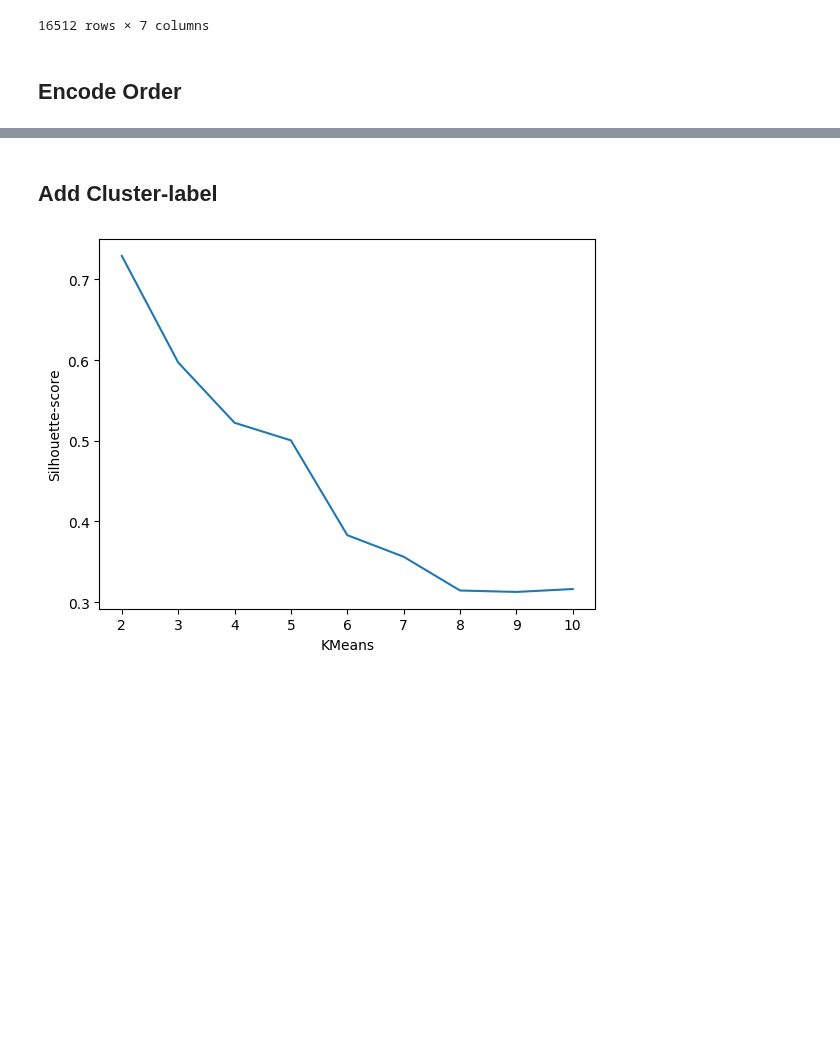
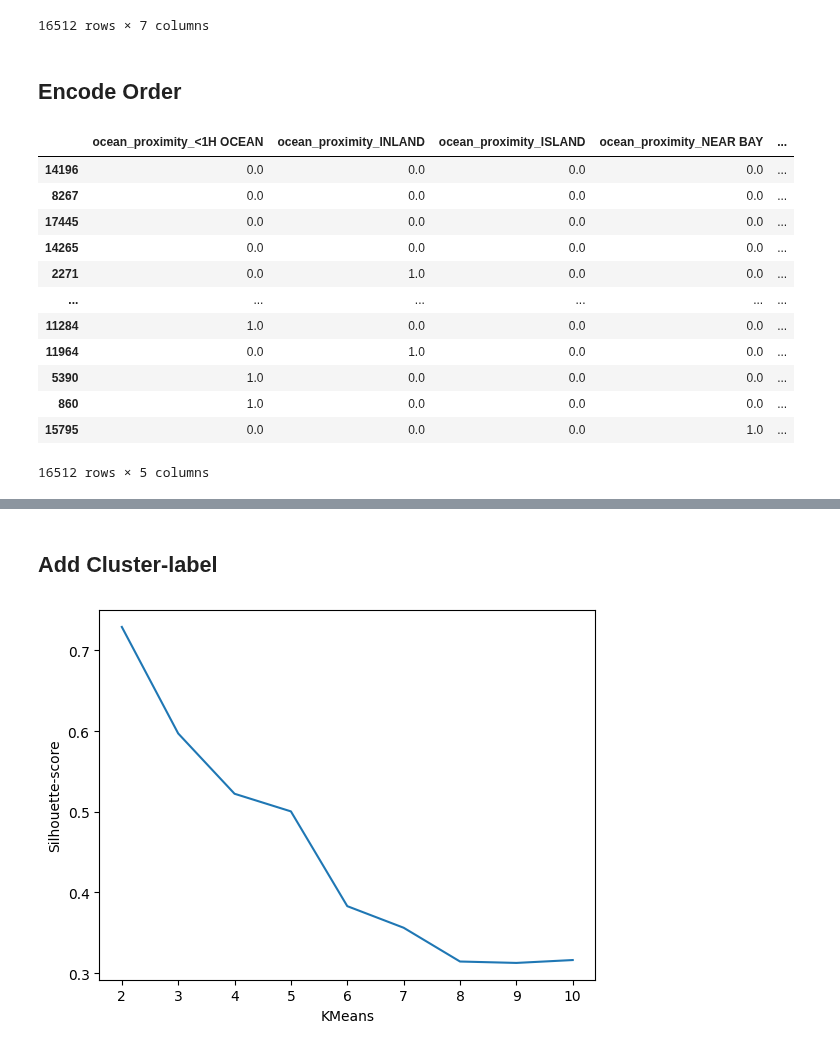
Before and after one commit to B0llemis/MLcode, a Jupyter notebook: Palanthir Experiment.ipynb, the cells around one changed output, grey strips where cells are left out. Drawn from its saved outputs; the diff is of its cells as text; code cells hidden in the pictures; blank space fills up the shorter version.

```diff
--- a/Palanthir Experiment.ipynb
+++ b/Palanthir Experiment.ipynb
@@ -451,6 +470,22 @@ pal.scale(strategy="MinMax",exclude_features=['longitude','latitude'])
 16512 rows × 7 columns
 # %% [markdown]
 ## Encode Order
+# %%
+pal.make_dummies()
+# %% [output]
+|  | ocean_proximity_<1H OCEAN | ocean_proximity_INLAND | ocean_proximity_ISLAND | ocean_proximity_NEAR BAY | ... |
+| 14196 | 0.0 | 0.0 | 0.0 | 0.0 | ... |
+| 8267 | 0.0 | 0.0 | 0.0 | 0.0 | ... |
+| 17445 | 0.0 | 0.0 | 0.0 | 0.0 | ... |
+| 14265 | 0.0 | 0.0 | 0.0 | 0.0 | ... |
+| 2271 | 0.0 | 1.0 | 0.0 | 0.0 | ... |
+| ... | ... | ... | ... | ... | ... |
+| 11284 | 1.0 | 0.0 | 0.0 | 0.0 | ... |
+| 11964 | 0.0 | 1.0 | 0.0 | 0.0 | ... |
+| 5390 | 1.0 | 0.0 | 0.0 | 0.0 | ... |
+| 860 | 1.0 | 0.0 | 0.0 | 0.0 | ... |
+| 15795 | 0.0 | 0.0 | 0.0 | 1.0 | ... |
+16512 rows × 5 columns
 # %%
 pal.encode_order()
 # %% [output]
```
Also changed, not shown: parts of 5 cells of this notebook, 1 other file.
